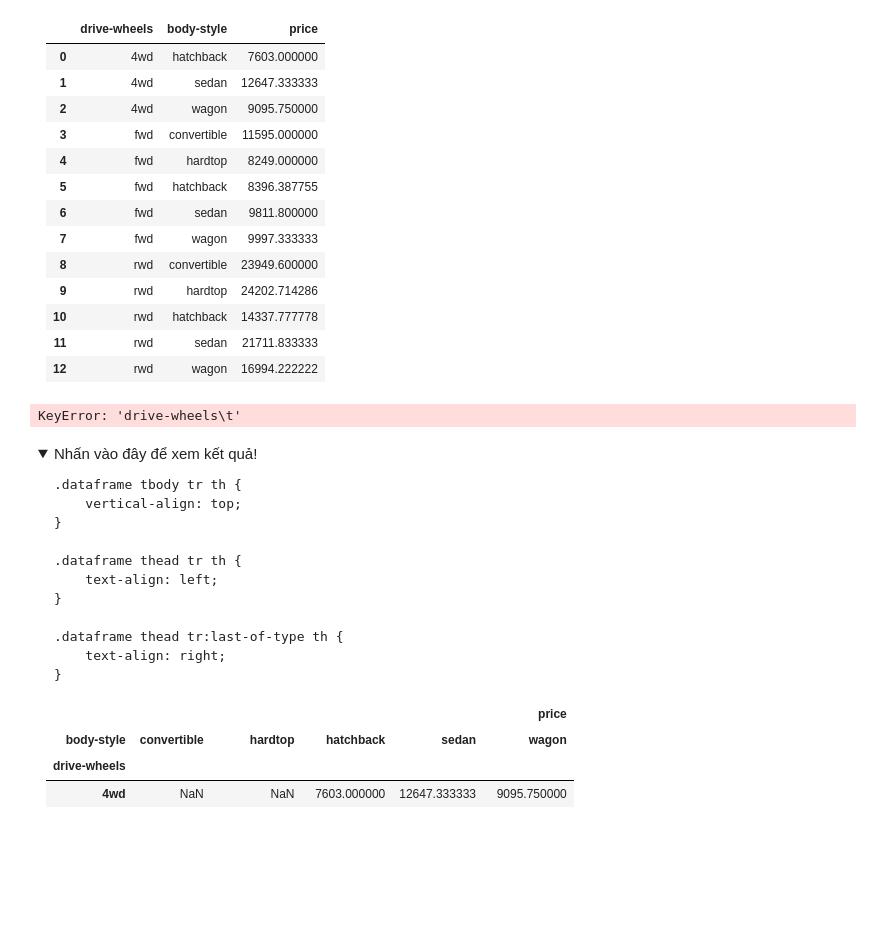
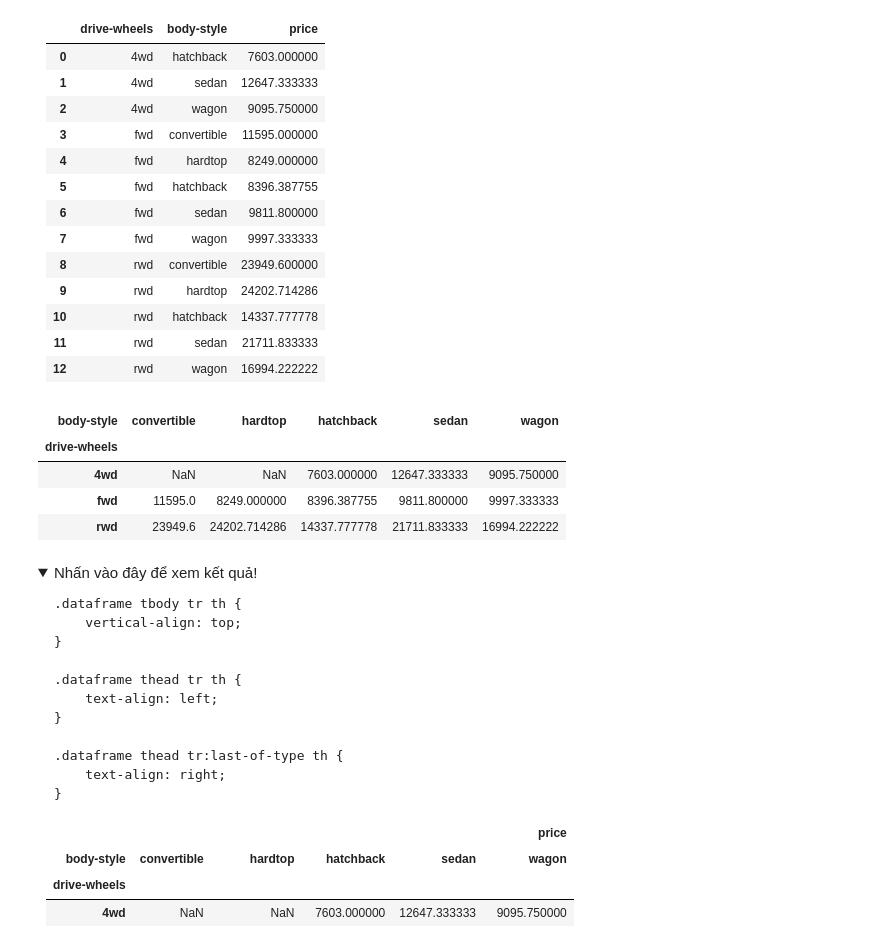
Before and after one commit to kienonline19/complete-python-course, a Jupyter notebook: problems/mr-dat-problems/Dataframe_Bai_lam_them_2 (Part 2).ipynb, the cells around one changed output. Saved outputs shown, nothing was run; the diff lists cells and outputs as text; code cells hidden in the pictures; folded sections open; blank space fills up the shorter version.

```diff
--- a/problems/mr-dat-problems/Dataframe_Bai_lam_them_2 (Part 2).ipynb
+++ b/problems/mr-dat-problems/Dataframe_Bai_lam_them_2 (Part 2).ipynb
@@ -1820,10 +1820,15 @@ df_grouped2.reset_index()[['drive-wheels', 'body-style', 'price']]
 # %%
 # Câu 18: Từ câu trên, sử dụng hàm pivot để tạo bảng từ các nhóm cho dễ xem hơn.
 # (drive-wheel thể hiện giá trị các dòng,  body-style thể hiện giá trị các cột)
-df_grouped3 = df.groupby(['drive-wheels', 'body-style']).mean()
-df_grouped3.pivot_table(index='drive-wheels	', columns='body-style')
+new_df = df.groupby(['drive-wheels', 'body-style']).mean().reset_index()
+tmp = new_df[['drive-wheels', 'body-style', 'price']]
+tmp.pivot(index='drive-wheels', columns='body-style', values='price')
 # %% [output]
-KeyError: 'drive-wheels\t'
+| body-style | convertible | hardtop | hatchback | sedan | wagon |
+| drive-wheels |  |  |  |  |  |
+| 4wd | NaN | NaN | 7603.000000 | 12647.333333 | 9095.750000 |
+| fwd | 11595.0 | 8249.000000 | 8396.387755 | 9811.800000 | 9997.333333 |
+| rwd | 23949.6 | 24202.714286 | 14337.777778 | 21711.833333 | 16994.222222 |
 # %% [markdown]
 <details>
   <summary>Nhấn vào đây để xem kết quả!</summary>
```
